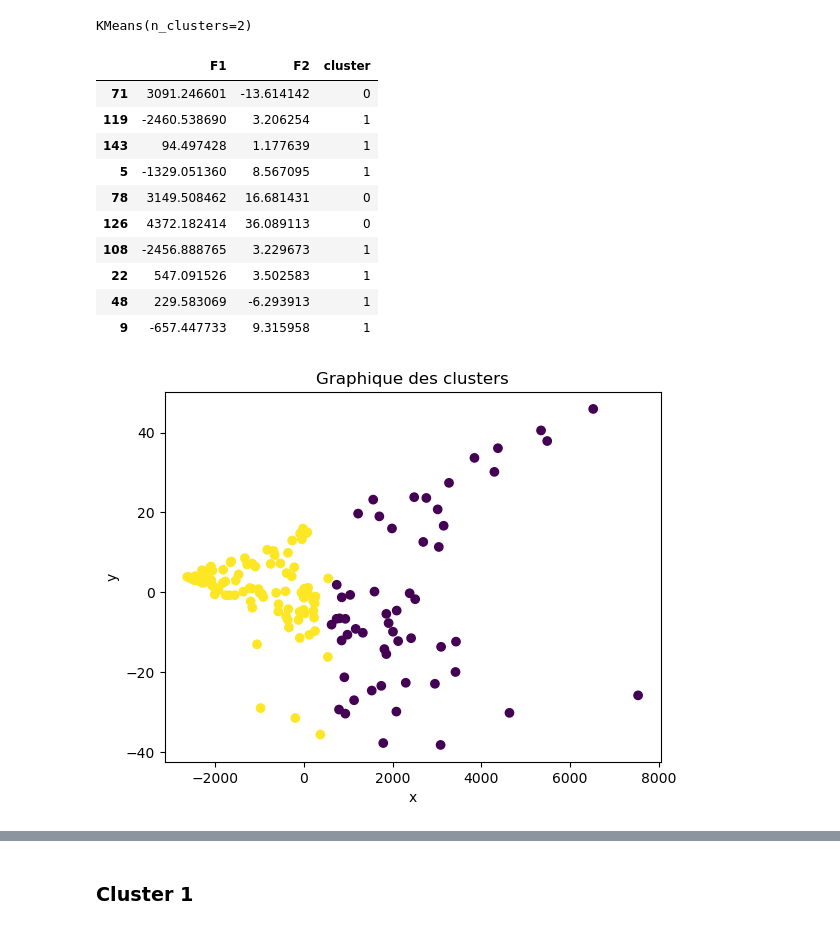
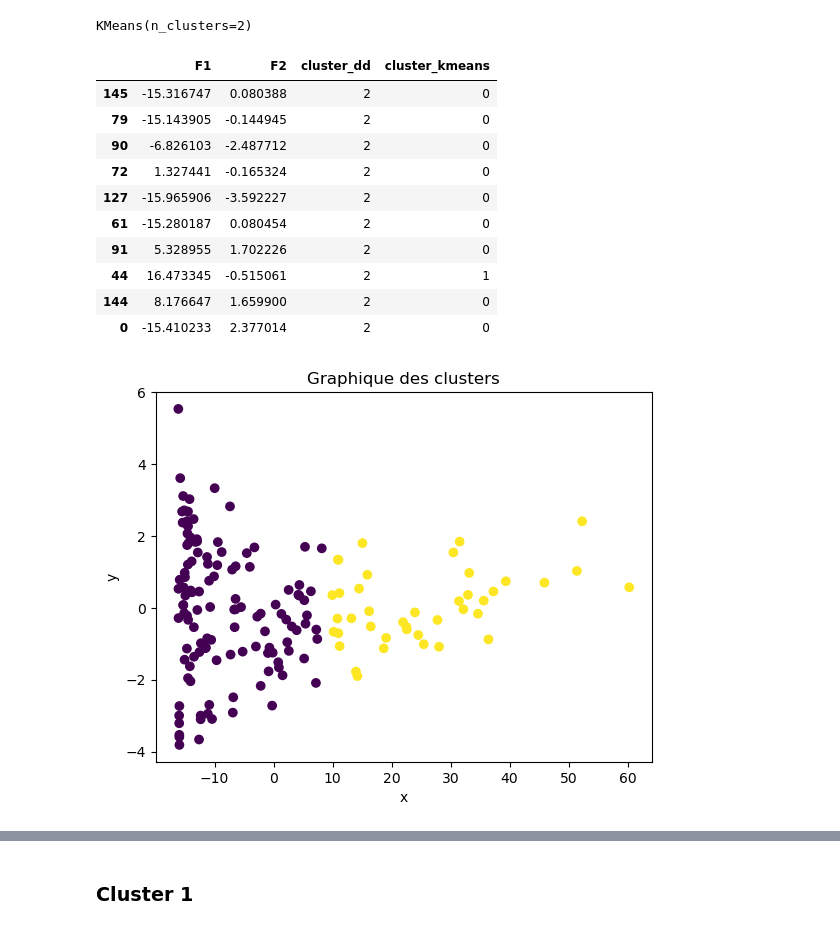
Before and after one commit to AntoineJBQ/Projet-9---Produisez-une--etude-de-marche--avec-Python, a Jupyter notebook: NOTEBOOK/clustering_visualisations.ipynb, the cells around one changed output, grey strips where cells are left out. Saved outputs shown, nothing was run; the diff lists cells and outputs as text; code cells hidden in the pictures.

```diff
--- a/NOTEBOOK/clustering_visualisations.ipynb
+++ b/NOTEBOOK/clustering_visualisations.ipynb
@@ -228,0 +228,4 @@ plt.show()
+# %%
+# Coupage du dendrogramme en 2 clusters
+clusters = fcluster(Z, 2, criterion='maxclust')
+clusters
@@ -229 +241,3 @@ plt.show()
+# %%
+df['cluster_dd'] = clusters
 # %%
@@ -317,7 +340,7 @@ from sklearn.cluster import KMeans
 kmeans = KMeans(n_clusters=2)
 
 # Entraîner le modèle KMeans sur les données numériques
-kmeans.fit(df)
+kmeans.fit(df_test)
 # %% [output]
 KMeans(n_clusters=2)
 # %%
@@ -325,35 +348,35 @@ KMeans(n_clusters=2)
 labels = kmeans.labels_
 
 # Ajouter la colonne 'cluster' au dataframe 'data' avec les labels attribués par KMeans
-df['cluster'] = kmeans.labels_
+df['cluster_kmeans'] = kmeans.labels_
 
 # Afficher un échantillon aléatoire de 10 lignes du dataframe 'data' avec la colonne 'cluster'
 df.sample(10)
 # %% [output]
-|  | F1 | F2 | cluster |
-| 71 | 3091.246601 | -13.614142 | 0 |
-| 119 | -2460.538690 | 3.206254 | 1 |
-| 143 | 94.497428 | 1.177639 | 1 |
-| 5 | -1329.051360 | 8.567095 | 1 |
-| 78 | 3149.508462 | 16.681431 | 0 |
-| 126 | 4372.182414 | 36.089113 | 0 |
-| 108 | -2456.888765 | 3.229673 | 1 |
-| 22 | 547.091526 | 3.502583 | 1 |
-| 48 | 229.583069 | -6.293913 | 1 |
-| 9 | -657.447733 | 9.315958 | 1 |
+|  | F1 | F2 | cluster_dd | cluster_kmeans |
+| 145 | -15.316747 | 0.080388 | 2 | 0 |
+| 79 | -15.143905 | -0.144945 | 2 | 0 |
+| 90 | -6.826103 | -2.487712 | 2 | 0 |
+| 72 | 1.327441 | -0.165324 | 2 | 0 |
+| 127 | -15.965906 | -3.592227 | 2 | 0 |
+| 61 | -15.280187 | 0.080454 | 2 | 0 |
+| 91 | 5.328955 | 1.702226 | 2 | 0 |
+| 44 | 16.473345 | -0.515061 | 2 | 1 |
+| 144 | 8.176647 | 1.659900 | 2 | 0 |
+| 0 | -15.410233 | 2.377014 | 2 | 0 |
 # %%
 # Créer un graphique de dispersion avec le numéro du cluster
-plt.scatter(df['F1'], df['F2'], c=df['cluster'])
+plt.scatter(df['F1'], df['F2'], c=df['cluster_kmeans'])
 
 # Ajouter des étiquettes et un titre
 plt.xlabel('x')
 plt.ylabel('y')
 plt.title('Graphique des clusters')
 
 # Afficher le graphique
 plt.show()
 # %% [output]
-[figure, old version]
+[figure, new version]
 # %%
 centroids = kmeans.cluster_centers_
 centroids
```
Also changed, not shown: parts of 38 cells of this notebook, 2 other files.
